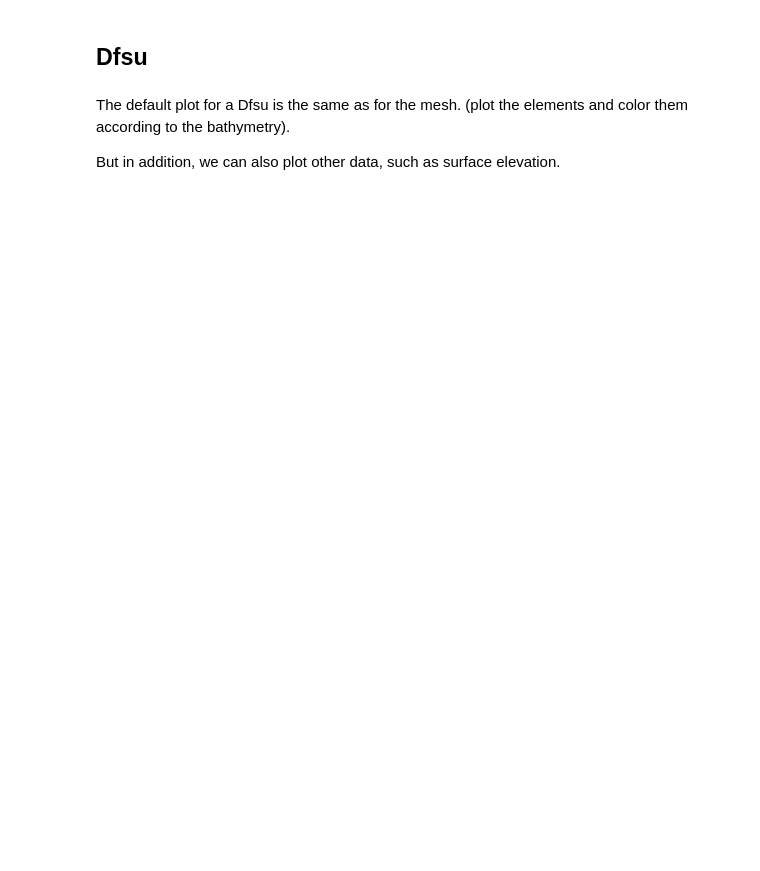
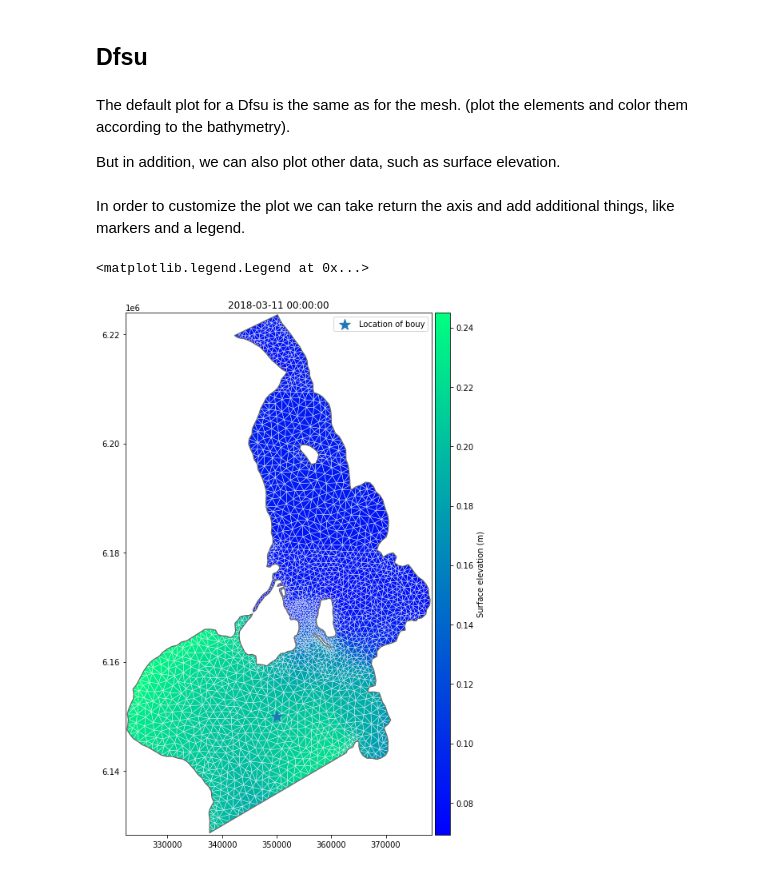
Before and after one commit to DHI/book-learn-mikeio-modelskill, a Jupyter notebook: _sources/output_visualisation.ipynb, the cells around one changed output. Saved outputs shown, nothing was run; the diff lists cells and outputs as text; code cells hidden in the pictures; blank space fills up the shorter version.

```diff
--- a/_sources/output_visualisation.ipynb
+++ b/_sources/output_visualisation.ipynb
@@ -49,9 +53,17 @@ values.shape
 # %%
 time_of_last_step = ds.time[-1]
 time_of_last_step
+# %% [markdown]
+
+In order to customize the plot we can take return the axis and add additional things, like markers and a legend.
 # %%
 import matplotlib.pyplot as plt
-
-ax = dfs.plot(z = values, label="Surface elevation (m)", title=time_of_last_step, figsize=(12,12));
+``
+ax = dfs.plot(z = values, label="Surface elevation (m)",
+              cmap="winter",
+              title=time_of_last_step, figsize=(12,12));
 ax.scatter(x=350000, y=6.15e6, marker='*', s=200, label="Location of bouy")
 ax.legend()
+# %% [output]
+<matplotlib.legend.Legend at 0x...>
+[figure, added]
```
Also changed, not shown: parts of 4 cells of this notebook, 14 other files.
